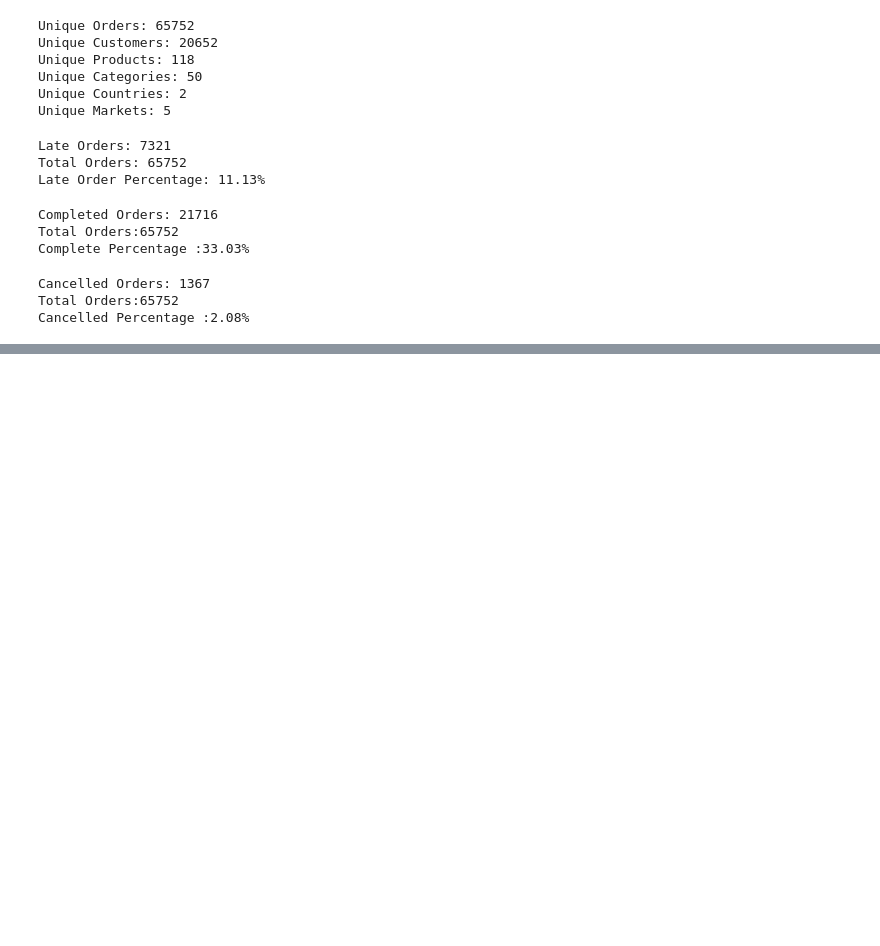
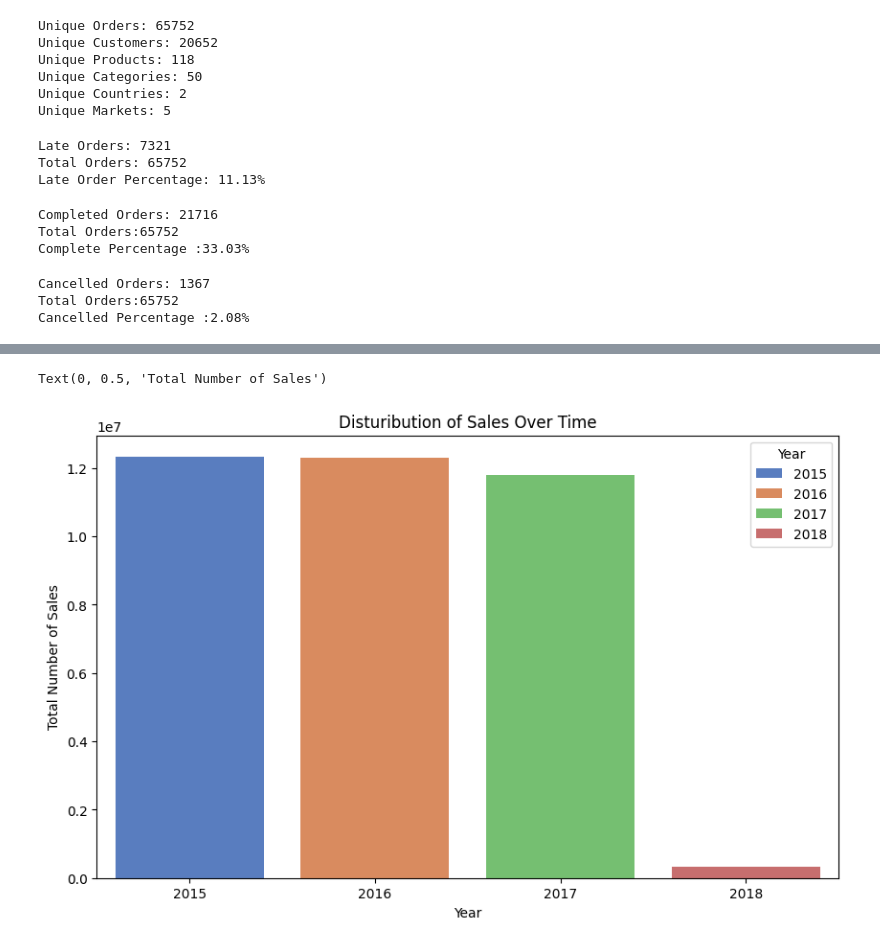
Before and after one commit to ShlokGadhave/Supply-Chain-Management, a Jupyter notebook: Notebook/main.ipynb, the cells around one changed output, grey strips where cells are left out. Cells and saved outputs as stored; diff of their text form; code cells hidden in the pictures; blank space fills up the shorter version.

Commit message:
Sales

```diff
--- a/Notebook/main.ipynb
+++ b/Notebook/main.ipynb
@@ -185,3 +185,11 @@ print(f'Cancelled Percentage :{cancelled_percentage:.2f}%')
 Cancelled Orders: 1367
 Total Orders:65752
 Cancelled Percentage :2.08%
+# %%
+df.rename(columns={'order date (DateOrders)': 'Order Date'}, inplace=True)
+df['Order Date']=pd.to_datetime(df['Order Date'])
+df['Year']=df['Order Date'].dt.year
+df['Month']=df['Order Date'].dt.month
+df['Day']=df['Order Date'].dt.day
+df['Month Name']=df['Order Date'].dt.month_name()
+print(df[['Day','Month','Year','Month Name']].head(10))
@@ -187,0 +234,4 @@ Cancelled Percentage :2.08%
+# %%
+# sales change over time
+sales_over_time=pd.pivot_table(df,index='Year',values='Sales',aggfunc='sum')
+sales_over_time
@@ -187,0 +245,9 @@ Cancelled Percentage :2.08%
+# %%
+plt.figure(figsize=(10,6))
+sns.barplot(data=sales_over_time,x=sales_over_time.index,y='Sales',hue=sales_over_time.index,palette='muted')
+plt.title('Disturibution of Sales Over Time')
+plt.xlabel('Year')
+plt.ylabel('Total Number of Sales')
+# %% [output]
+Text(0, 0.5, 'Total Number of Sales')
+[figure, added]
```
Also changed, not shown: parts of 9 cells of this notebook.
